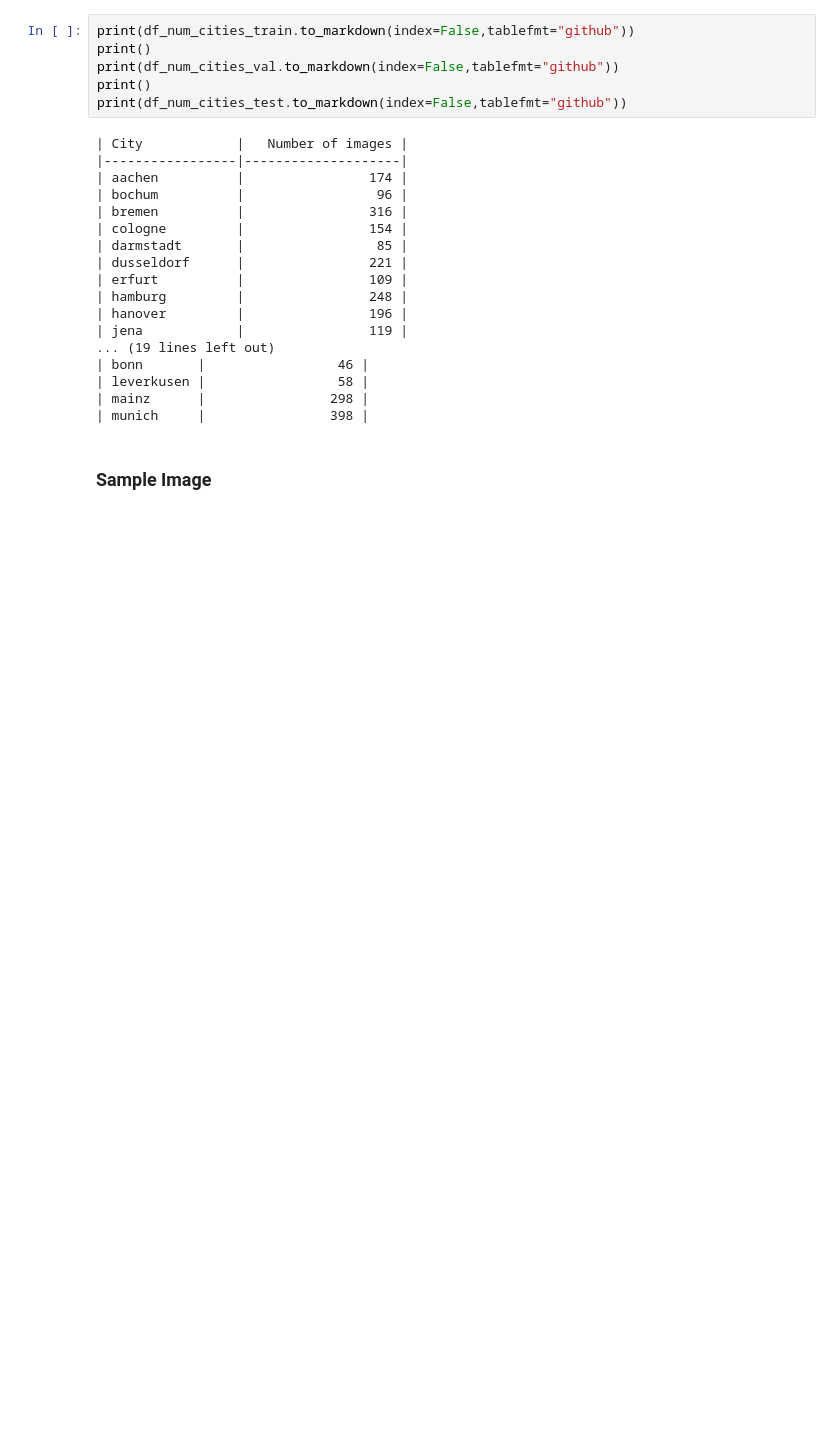
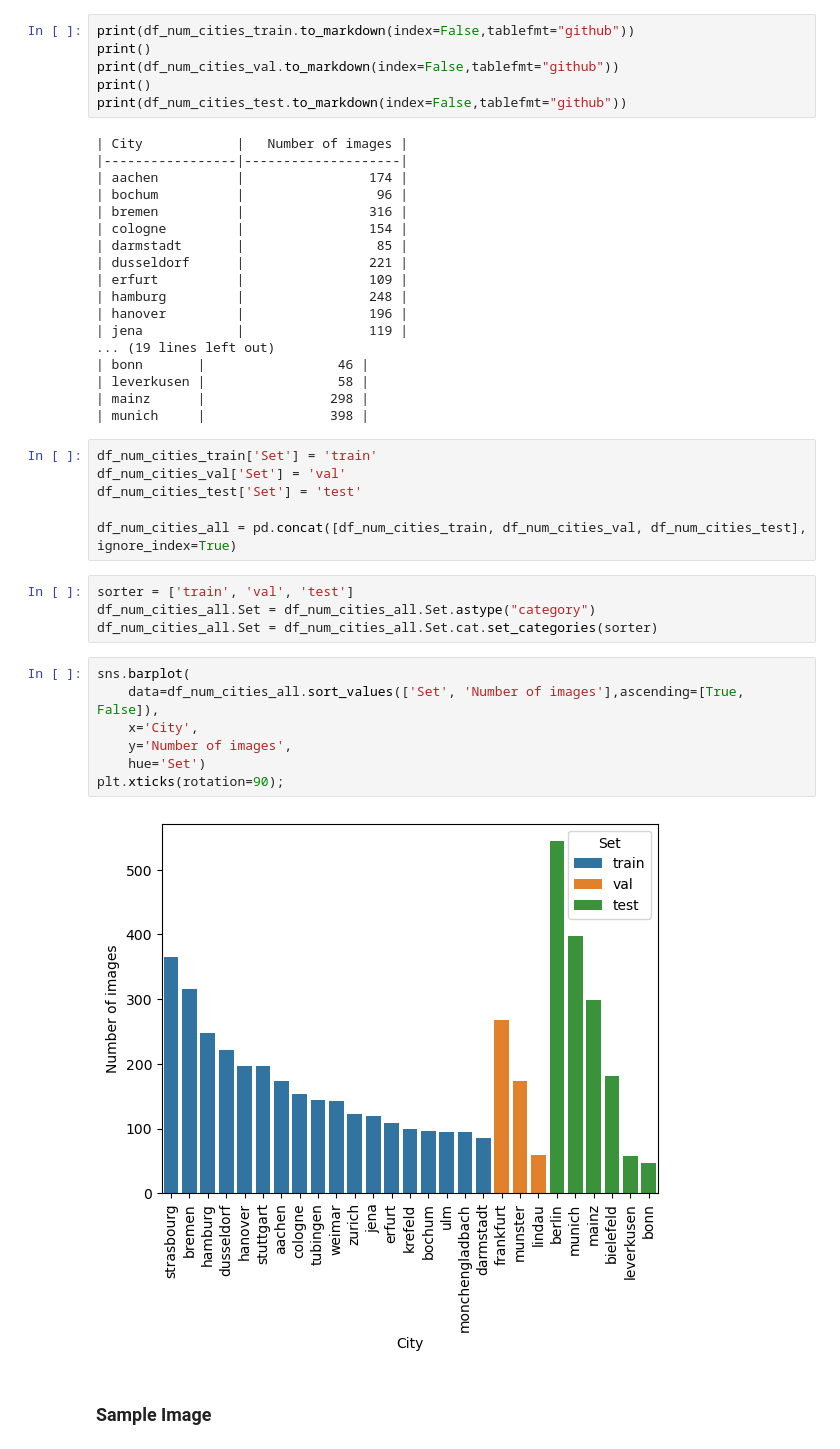
Before and after one commit to wimlooijmans/CloudyPoints, a Jupyter notebook: EDA.ipynb, the cells around one changed output. Saved outputs shown, nothing was run; the diff lists cells and outputs as text; blank space fills up the shorter version.

Commit message:
added barplot of number of images per city to jupyter notebook

```diff
--- a/EDA.ipynb
+++ b/EDA.ipynb
@@ -104,6 +100,25 @@ print(df_num_cities_test.to_markdown(index=False,tablefmt="github"))
 | leverkusen |                 58 |
 | mainz      |                298 |
 | munich     |                398 |
+# %%
+df_num_cities_train['Set'] = 'train'
+df_num_cities_val['Set'] = 'val'
+df_num_cities_test['Set'] = 'test'
+
+df_num_cities_all = pd.concat([df_num_cities_train, df_num_cities_val, df_num_cities_test], ignore_index=True)
+# %%
+sorter = ['train', 'val', 'test']
+df_num_cities_all.Set = df_num_cities_all.Set.astype("category")
+df_num_cities_all.Set = df_num_cities_all.Set.cat.set_categories(sorter)
+# %%
+sns.barplot(
+    data=df_num_cities_all.sort_values(['Set', 'Number of images'],ascending=[True, False]),
+    x='City',
+    y='Number of images',
+    hue='Set')
+plt.xticks(rotation=90);
+# %% [output]
+[figure, added]
 # %% [markdown]
 ### Sample Image
 # %%
```
Also changed, not shown: parts of 2 cells of this notebook.
